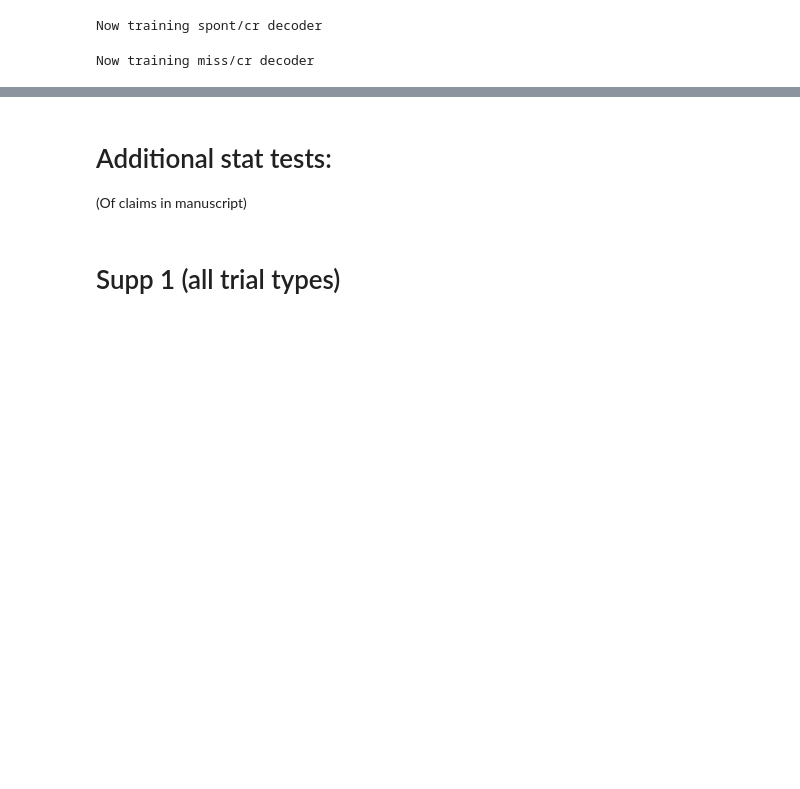
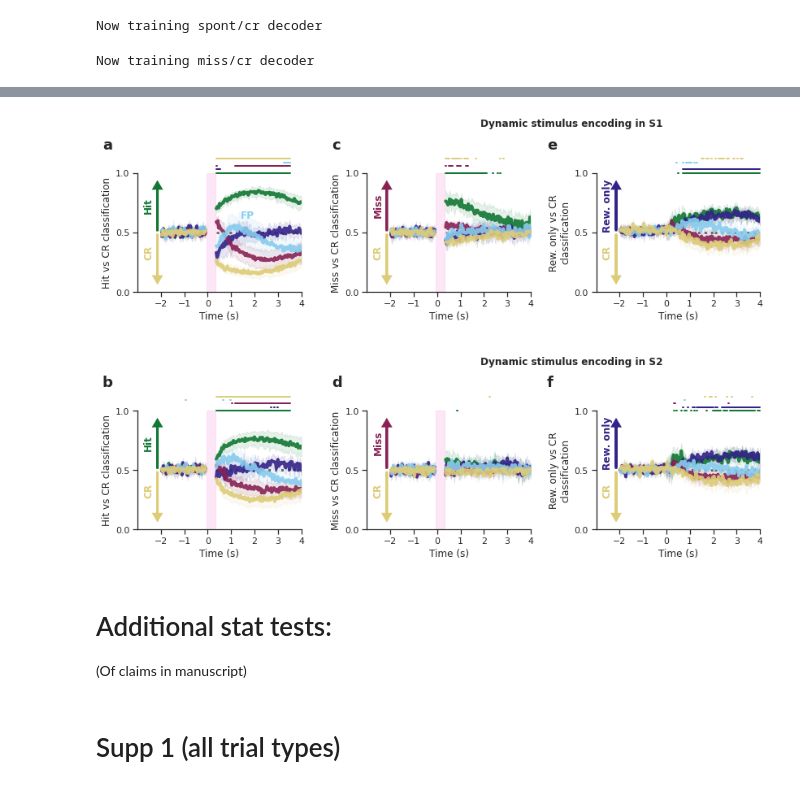
Before and after one commit to Packer-Lab/popping-off, a Jupyter notebook: notebooks/Paper Figures/Figure3.ipynb, the cells around one changed output, grey strips where cells are left out. Drawn from its saved outputs; the diff is of its cells as text; code cells hidden in the pictures; blank space fills up the shorter version.

```diff
--- a/notebooks/Paper Figures/Figure3.ipynb
+++ b/notebooks/Paper Figures/Figure3.ipynb
@@ -457,3 +471,54 @@ Text(393.92499999999995, 0.5, 'Angle (deg)')
+# %%
+fig = plt.figure(constrained_layout=False, figsize=(16, 7))
+gs_dyn_dec = fig.add_gridspec(ncols=4, nrows=2, bottom=0.05, top=0.92, right=0.96, left=0.05,
+                              wspace=0.4, hspace=1)
+
+hit_ax_dict = {'s1': fig.add_subplot(gs_dyn_dec[0, 0]), 's2': fig.add_subplot(gs_dyn_dec[1, 0])}
+miss_ax_dict = {'s1': fig.add_subplot(gs_dyn_dec[0, 1]), 's2': fig.add_subplot(gs_dyn_dec[1, 1])}
+spont_ax_dict = {'s1': fig.add_subplot(gs_dyn_dec[0, 2]), 's2': fig.add_subplot(gs_dyn_dec[1, 2])}
+# hit10_ax_dict = {'s1': fig.add_subplot(gs_dyn_dec[0, 3]), 's2': fig.add_subplot(gs_dyn_dec[1, 3])}
+
+# reg_key = 1000
+# tmp_ps_dict = all_ps_pred_split_tt[reg_key]
+# tmp_lick_dict = all_lick_pred_split_tt[reg_key]
+# # tmp_ps_dict = ps_pred_split#[reg_key]
+# # tmp_lick_dict = lick_pred_split#[reg_key]
+
+
+pop.plot_dynamic_decoding_two_regions_wrapper(ps_pred_split=ps_pred_split_angle, lick_pred_split=lick_pred_split_angle,
+                                              decoder_key='hit/cr', ax_acc_ps=hit_ax_dict,
+                                              time_array=time_array_plot, plot_legend=False,
+                                              indicate_fp=True)
+
+pop.plot_dynamic_decoding_two_regions_wrapper(ps_pred_split=ps_pred_split_angle, lick_pred_split=lick_pred_split_angle,
+                                              decoder_key='miss/cr', ax_acc_ps=miss_ax_dict,
+                                              time_array=time_array_plot, plot_legend=False)
+
+pop.plot_dynamic_decoding_two_regions_wrapper(ps_pred_split=ps_pred_split_angle, lick_pred_split=lick_pred_split_angle,
+                                              decoder_key='spont/cr', ax_acc_ps=spont_ax_dict,
+                                              time_array=time_array_full, plot_legend=False,
+                                              plot_artefact=False)
+
+# pop.plot_dynamic_decoding_two_regions_wrapper(ps_pred_split=tmp_ps_dict, lick_pred_split=tmp_lick_dict,
+#                                               decoder_key='hit/cr 10 trials', ax_acc_ps=hit10_ax_dict,
+#                                               time_array=time_array_plot, plot_legend=False)
+
+for reg in ['s1', 's2']:
+    miss_ax_dict[reg].set_title(f'Dynamic stimulus encoding in {reg.upper()}',
+                               x=1.25, y=1.35, fontdict={'weight': 'bold'})
+    hit_ax_dict[reg].set_title('')
+    spont_ax_dict[reg].set_title('')
+    # hit10_ax_dict[reg].set_title('')
+    hit_ax_dict[reg].text(s=('a' if reg == 's1' else 'b'), x=-4.5, y=1.2,
+                          fontdict={'weight': 'bold', 'size': 18})
+    miss_ax_dict[reg].text(s=('c' if reg == 's1' else 'd'), x=-4.5, y=1.2,
+                          fontdict={'weight': 'bold', 'size': 18})
+    spont_ax_dict[reg].text(s=('e' if reg == 's1' else 'f'), x=-5.1, y=1.2,
+                          fontdict={'weight': 'bold', 'size': 18})
+    # hit10_ax_dict[reg].text(s=('g' if reg == 's1' else 'h'), x=-5.1, y=1.2,
+    #                       fontdict={'weight': 'bold', 'size': 18})
+# %% [output]
+[figure, added]
 # %% [markdown]
 # Additional stat tests:
 (Of claims in manuscript)
```
Also changed, not shown: parts of 5 cells of this notebook, 3 other files.
